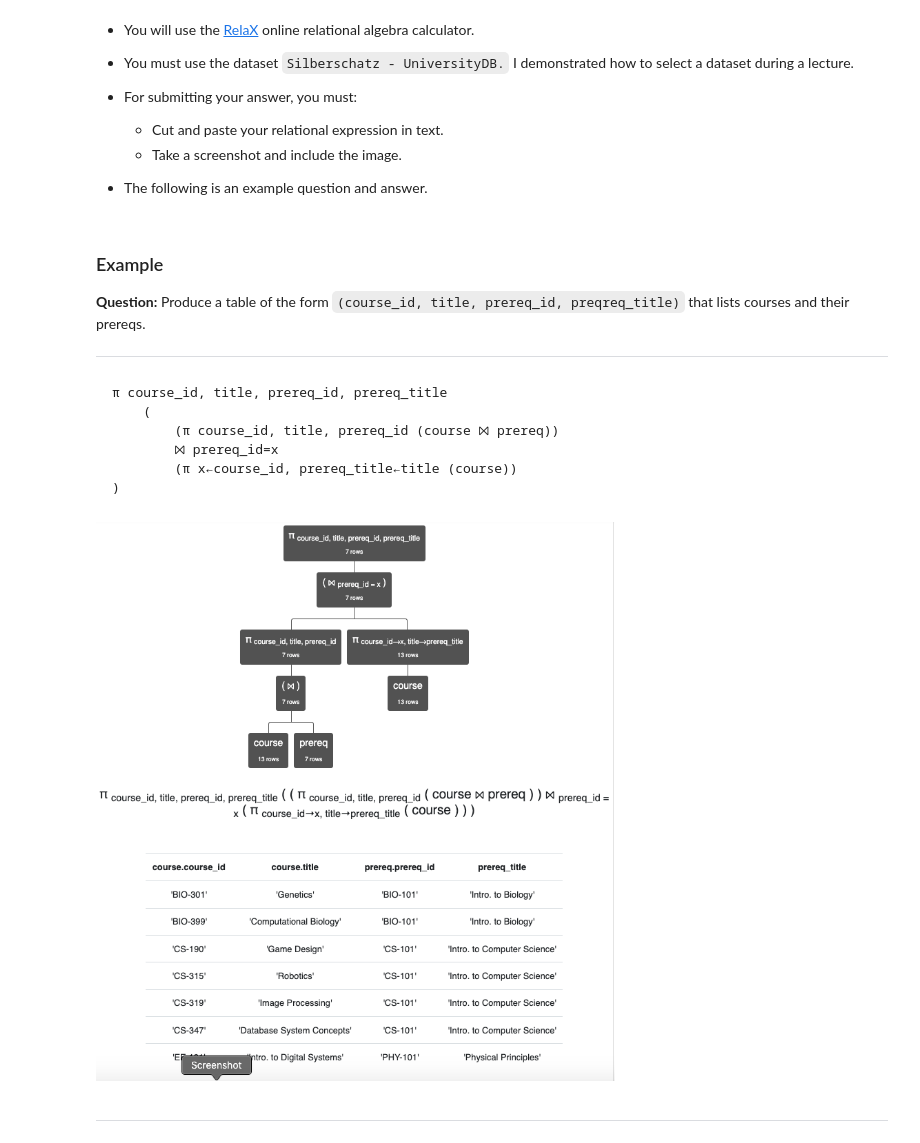
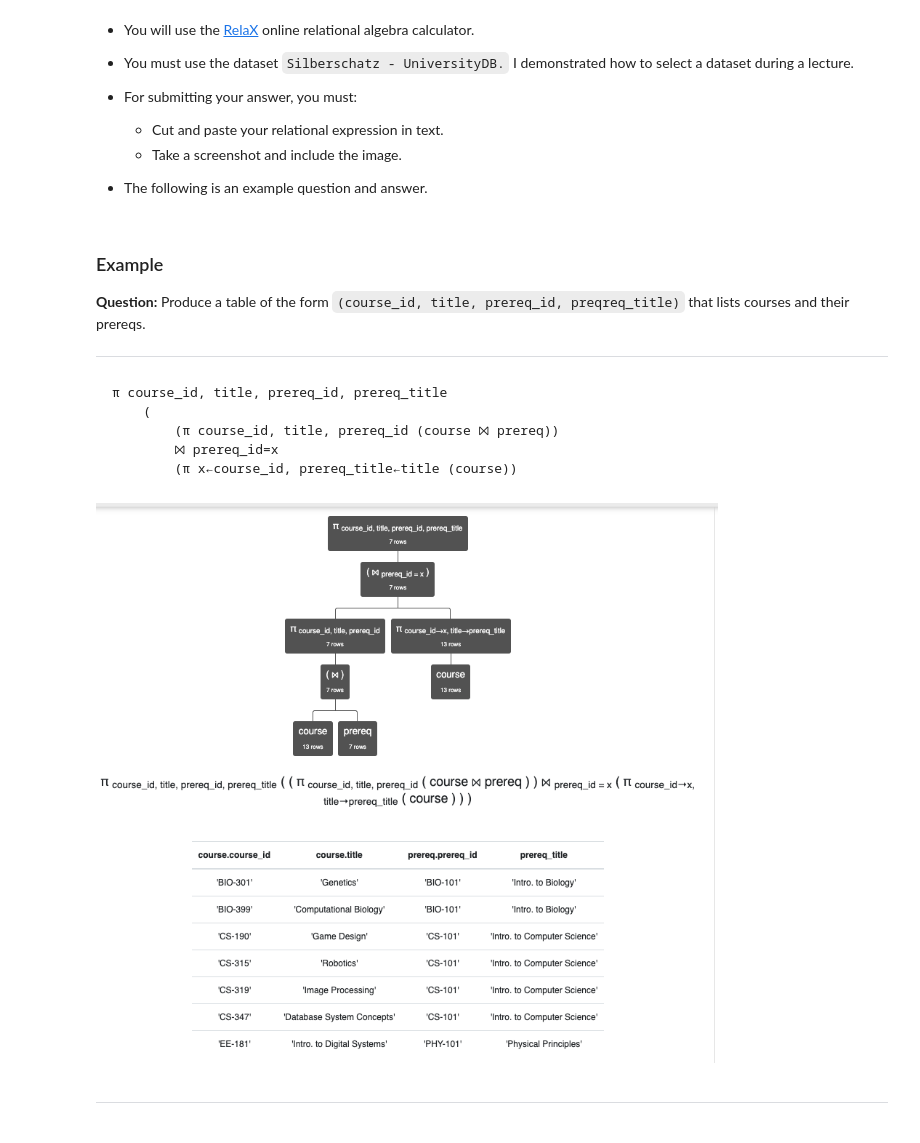
Before and after one commit to donald-f-ferguson/S22-W4111-HW-1-0, a Jupyter notebook: dff9_src/dff9_S22_W4111_HW1.ipynb, the cells around one changed output. Drawn from its saved outputs; the diff is of its cells as text; code cells hidden in the pictures.

````diff
--- a/dff9_src/dff9_S22_W4111_HW1.ipynb
+++ b/dff9_src/dff9_S22_W4111_HW1.ipynb
@@ -260,20 +290,19 @@
 
 ```
 π course_id, title, prereq_id, prereq_title
-	(
-		(π course_id, title, prereq_id (course ⨝ prereq))
-		⨝ prereq_id=x
-		(π x←course_id, prereq_title←title (course))
-)
+    (
+        (π course_id, title, prereq_id (course ⨝ prereq))
+        ⨝ prereq_id=x
+        (π x←course_id, prereq_title←title (course))
 ```
 # %%
-er_model_file_name = 'sample_answer_q.png'
+er_model_file_name = 'Screen Shot 2022-02-06 at 3.04.39 PM.png'
 
 print("\n")
 from IPython.display import Image
 Image(filename=er_model_file_name)
 # %% [output]
-[figure, old version]
+[figure, new version]
 # %% [markdown]
 <hr style="height: 1px;">
 # %% [markdown]
````
Also changed, not shown: parts of 28 cells of this notebook, 3 other files.
